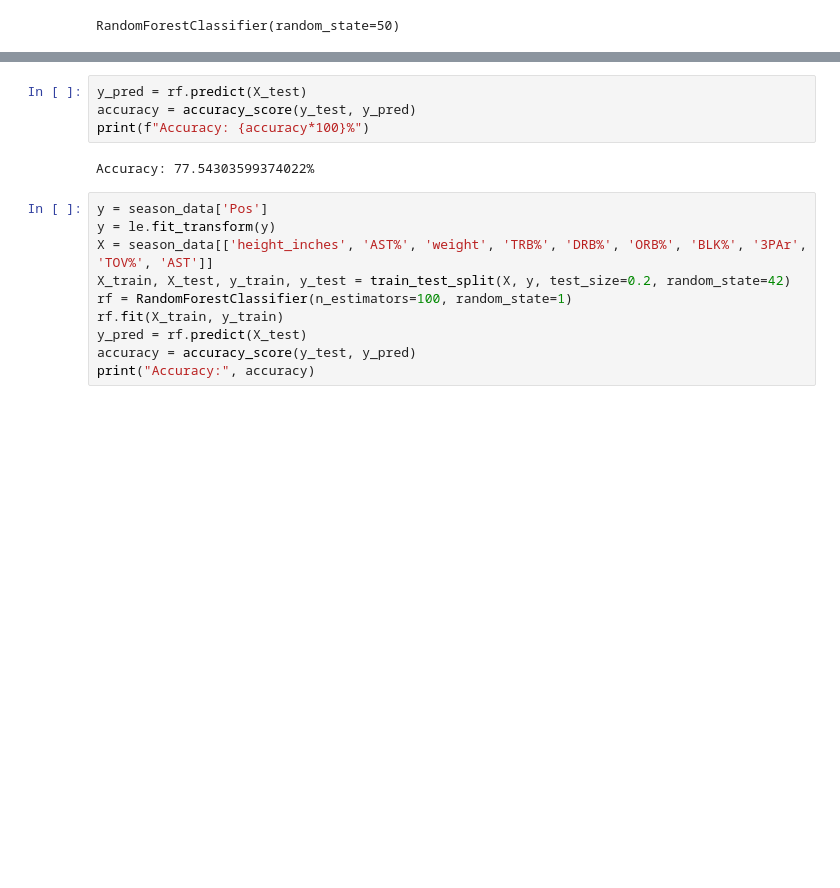
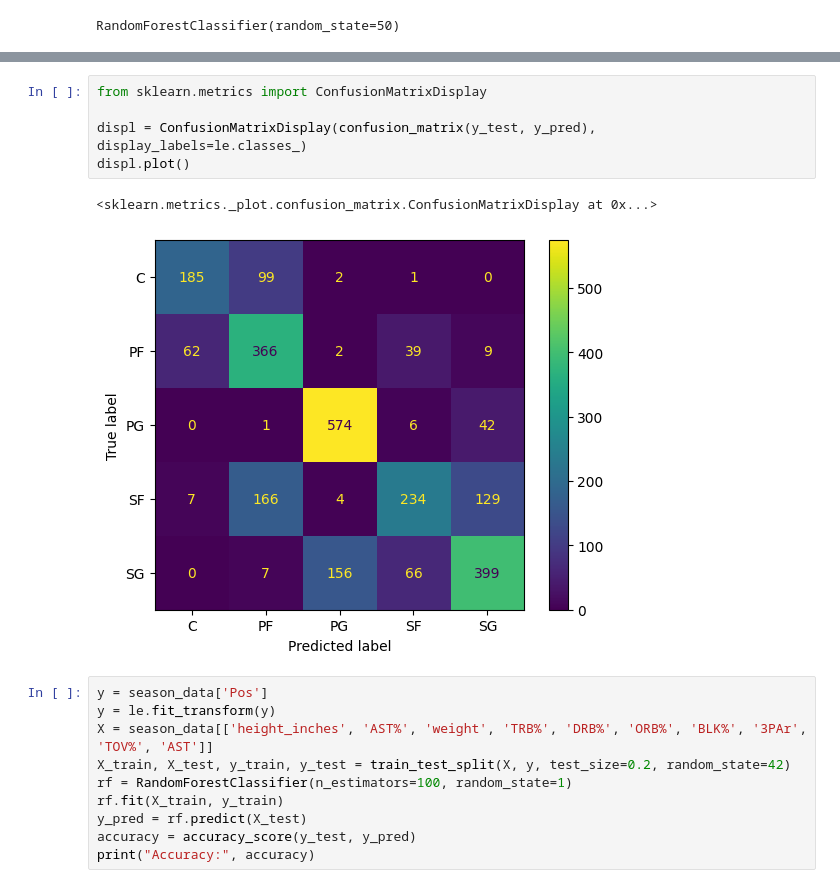
Before and after one commit to shinwookim/NBAPositionify, a Jupyter notebook: classify_v2.ipynb, the cells around one changed output, grey strips where cells are left out. Cells and saved outputs as stored; diff of their text form; blank space fills up the shorter version.

Commit message:
added confusion matrix

```diff
--- a/classify_v2.ipynb
+++ b/classify_v2.ipynb
@@ -96,9 +117,11 @@ RandomForestClassifier(random_state=50)
 # %%
-y_pred = rf.predict(X_test)
-accuracy = accuracy_score(y_test, y_pred)
-print(f"Accuracy: {accuracy*100}%")
+from sklearn.metrics import ConfusionMatrixDisplay
+
+displ = ConfusionMatrixDisplay(confusion_matrix(y_test, y_pred), display_labels=le.classes_)
+displ.plot()
 # %% [output]
-Accuracy: 77.54303599374022%
+<sklearn.metrics._plot.confusion_matrix.ConfusionMatrixDisplay at 0x...>
+[figure, added]
 # %%
 y = season_data['Pos']
 y = le.fit_transform(y)
```
Also changed, not shown: parts of 3 cells of this notebook.
